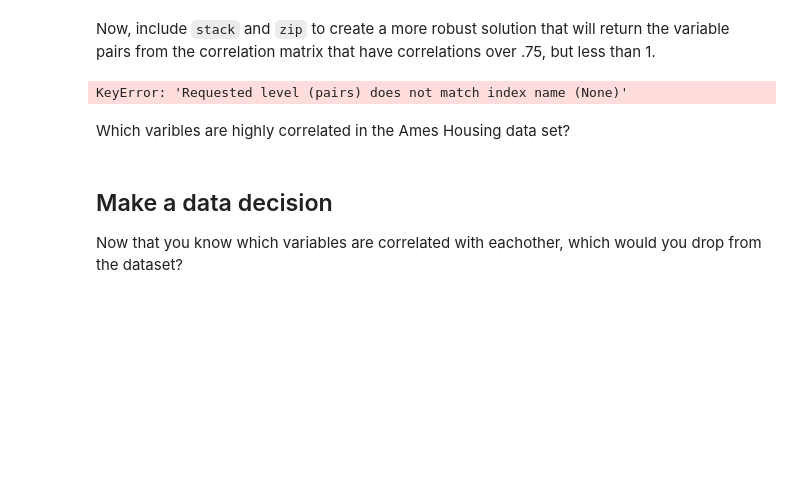
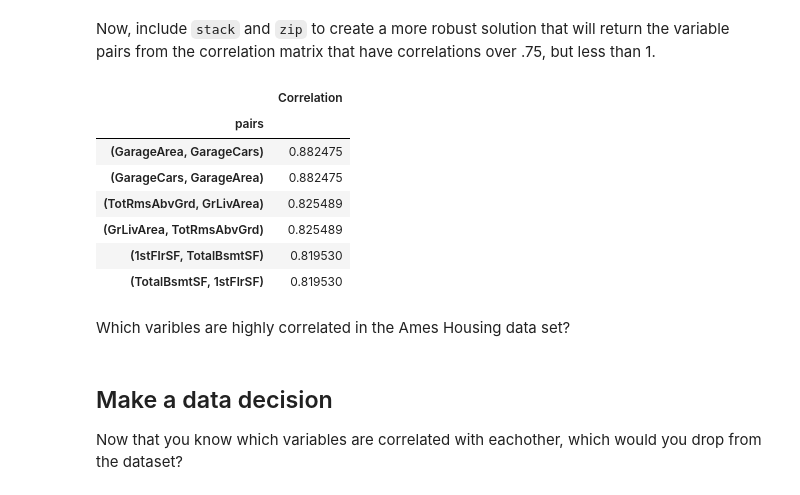
Before and after one commit to minthammock/dsc-multicollinearity-of-features-lab-onl01-dtsc-pt-041320, a Jupyter notebook: index.ipynb, the cells around one changed output. Drawn from its saved outputs; the diff is of its cells as text; code cells hidden in the pictures; blank space fills up the shorter version.

```diff
--- a/index.ipynb
+++ b/index.ipynb
@@ -128,11 +128,21 @@ Now, include `stack` and `zip` to create a more robust solution that will return
 # %%
 corrMatrixProcessed = corrMatrix.abs().stack().reset_index().sort_values(0, ascending=False)
 corrMatrixProcessed['pairs'] = list(zip(corrMatrixProcessed.level_0, corrMatrixProcessed.level_1))
 corrMatrixProcessed.head()
-corrMatrixProcessed.reset_index(['pairs'], inplace = True)
-# corrMatrixProcessed.head()
+corrMatrixProcessed.set_index(['pairs'], inplace = True)
+corrMatrixProcessed.drop(['level_0', 'level_1'], axis = 1, inplace = True)
+corrMatrixProcessed.head()
+corrMatrixProcessed.columns = ['Correlation']
+corrMatrixProcessed.loc[(corrMatrixProcessed['Correlation'] < 1)].loc[(corrMatrixProcessed['Correlation'] > .75)]
 # %% [output]
-KeyError: 'Requested level (pairs) does not match index name (None)'
+|  | Correlation |
+| pairs |  |
+| (GarageArea, GarageCars) | 0.882475 |
+| (GarageCars, GarageArea) | 0.882475 |
+| (TotRmsAbvGrd, GrLivArea) | 0.825489 |
+| (GrLivArea, TotRmsAbvGrd) | 0.825489 |
+| (1stFlrSF, TotalBsmtSF) | 0.819530 |
+| (TotalBsmtSF, 1stFlrSF) | 0.819530 |
 # %% [markdown]
 Which varibles are highly correlated in the Ames Housing data set?
 # %%
```
Also changed, not shown: parts of 2 cells of this notebook.
